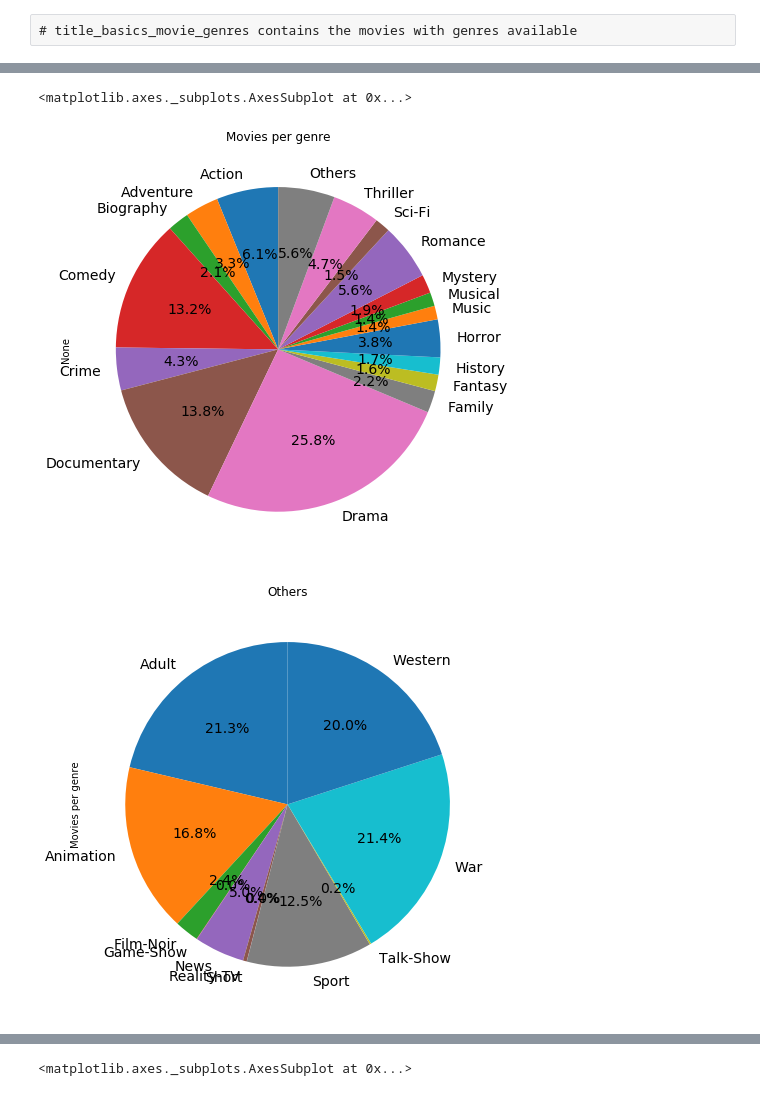
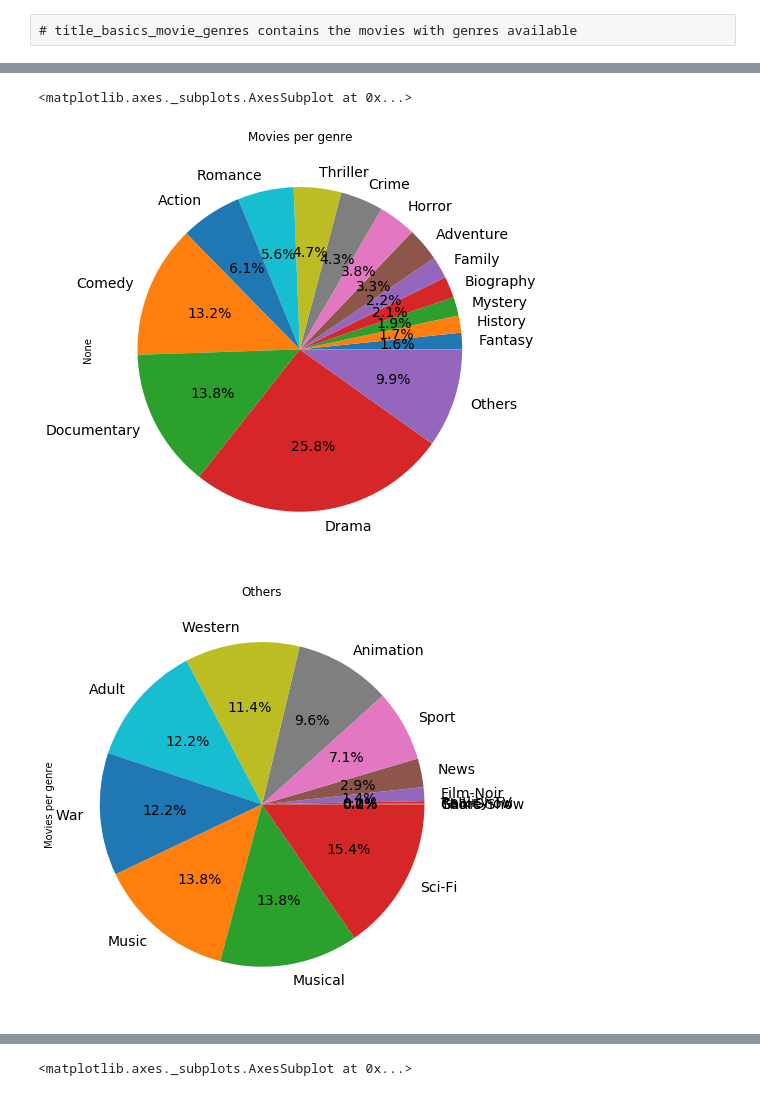
Before and after one commit to xinhezhang/IMDb, a Jupyter notebook: Distribution_Genres.ipynb, the cells around one changed output, grey strips where cells are left out. Cells and saved outputs as stored; diff of their text form; code cells hidden in the pictures.

Commit message:
new pie charts

```diff
--- a/Distribution_Genres.ipynb
+++ b/Distribution_Genres.ipynb
@@ -55,8 +71,9 @@ movie_genres = split_rows(title_basics_movie_genres[['genres']], 'genres')
 # %%
 movies_per_genre = movie_genres.groupby(['new_genres'])['new_genres'].count()
 movies_per_genre.name = 'Movies per genre'
-#print movies_per_genre
-genre_others = movies_per_genre[movies_per_genre<8000]
+movies_per_genre = movies_per_genre.sort_values()
+print movies_per_genre
+genre_others = movies_per_genre[movies_per_genre<10000]
 print 'others', genre_others
 type(genre_others)
 #genre_others.sum()
@@ -84,16 +129,16 @@ movies_per_genre_wo_others.shape
 # %%
 #movies_above_average = pd.DataFrame({'genres':movies_above_average.index, 'number':movies_above_average.values})
 plt.figure(figsize=(16,8))
 # plot chart
 ax1 = plt.subplot(121, aspect='equal')
 movies_per_genre_wo_others.plot(kind='pie', title = 'Movies per genre', ax=ax1, autopct='%1.1f%%',
- startangle=90, shadow=False, legend = False, fontsize=14)
+ startangle=0, shadow=False, legend = False, fontsize=14)
 # print distribution in 'others'
 plt.figure(figsize=(16,8))
 ax2 = plt.subplot(121, aspect='equal')
 genre_others.plot(kind='pie', title = 'Others', ax=ax2, autopct='%1.1f%%',
- startangle=90, shadow=False, legend = False, fontsize=14)
+ startangle=0, shadow=False, legend = False, fontsize=14)
 # %% [output]
 <matplotlib.axes._subplots.AxesSubplot at 0x...>
-[figure, old version]
+[figure, new version]
-[figure, old version]
+[figure, new version]
```
Also changed, not shown: parts of 6 cells of this notebook.
